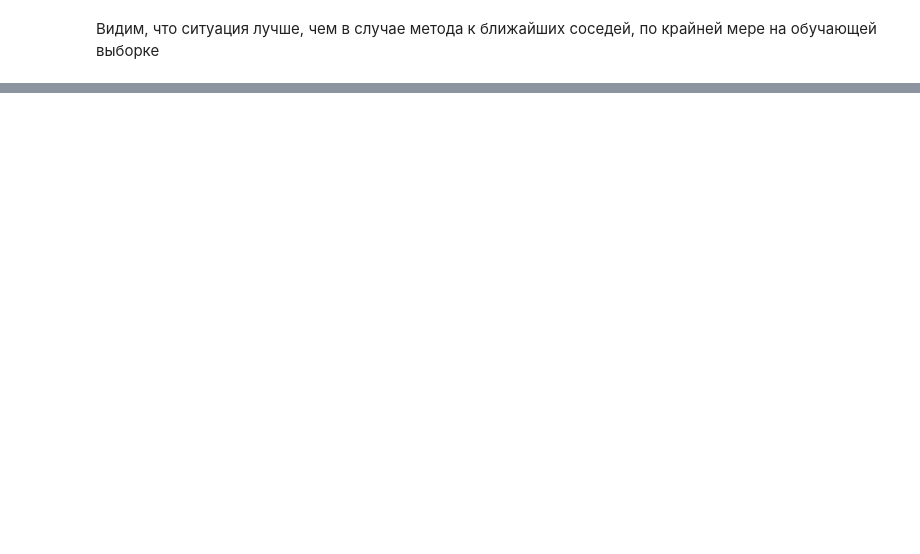
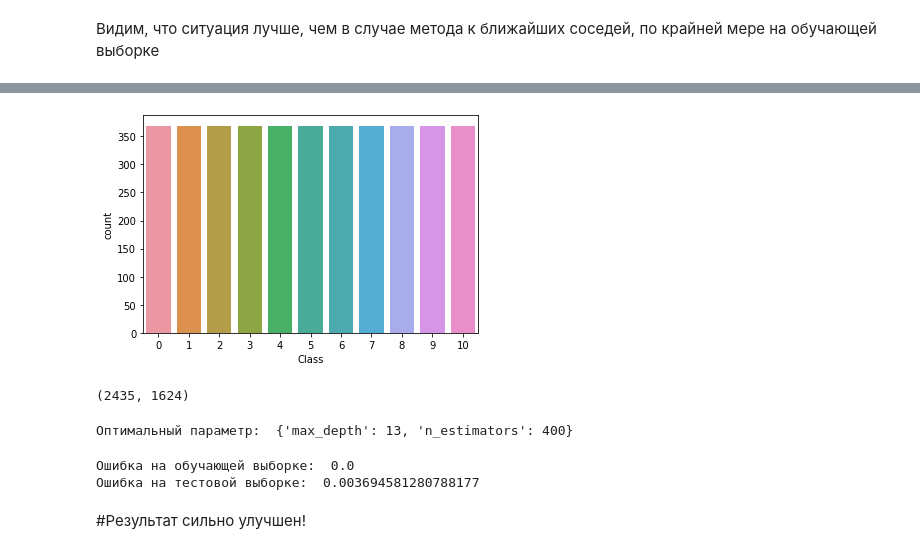
Before and after one commit to ishibyeva/ml_homework, a Jupyter notebook: homework_task1_classification.ipynb, the cells around one changed output, grey strips where cells are left out. Drawn from its saved outputs; the diff is of its cells as text; code cells hidden in the pictures; blank space fills up the shorter version.

```diff
--- a/homework_task1_classification.ipynb
+++ b/homework_task1_classification.ipynb
@@ -441,0 +475,6 @@ print("Ошибка на тестовой выборке: ", score2)
+# %%
+pca_model = PCA(n_components = 0.85) # сохраняем 85% дисперсии
+pca_model.fit(data)
+X_proj = pca_model.transform(data)
+print(data.shape)
+print(X_proj.shape)
@@ -441,0 +486,4 @@ print("Ошибка на тестовой выборке: ", score2)
+# %%
+from imblearn.under_sampling import NearMiss
+nm = NearMiss()
+X_miss, y_miss = nm.fit_resample(data, data['Class'].ravel())
@@ -441,0 +506,39 @@ print("Ошибка на тестовой выборке: ", score2)
+# %%
+sns.countplot(x='Class', data=X_miss)
+pass
+# %% [output]
+[figure, added]
+# %%
+from sklearn.model_selection import train_test_split
+x_train, x_test, y_train, y_test = train_test_split(X_miss, y_miss, test_size = 0.4, random_state = 42)
+
+N_train, _ = x_train.shape
+N_test,  _ = x_test.shape
+
+N_train, N_test
+# %% [output]
+(2435, 1624)
+# %%
+n_estimators = [100, 200, 300, 400, 600]
+max_depth = [1, 3, 7, 9, 13]
+param_grid = {'n_estimators': n_estimators, 'max_depth': max_depth}
+model = GridSearchCV(RandomForestClassifier(), param_grid)
+model.fit(x_train, y_train)
+model_2 = pd.DataFrame(model.cv_results_).sort_values('rank_test_score').reset_index(drop=True)
+
+print("Оптимальный параметр: ", model.best_params_)
+# %% [output]
+Оптимальный параметр:  {'max_depth': 13, 'n_estimators': 400}
+# %%
+model = RandomForestClassifier(n_estimators = 400, max_depth = 13)
+model.fit(x_train, y_train)
+y_predict = model.predict(x_train)
+score1 = np.mean(y_train != model.predict(x_train))
+score2 = np.mean(y_test  != model.predict(x_test))
+print("Ошибка на обучающей выборке: ", score1)
+print("Ошибка на тестовой выборке: ", score2)
+# %% [output]
+Ошибка на обучающей выборке:  0.0
+Ошибка на тестовой выборке:  0.003694581280788177
+# %% [markdown]
+#Результат сильно улучшен!
```
Also changed, not shown: parts of 22 cells of this notebook.
